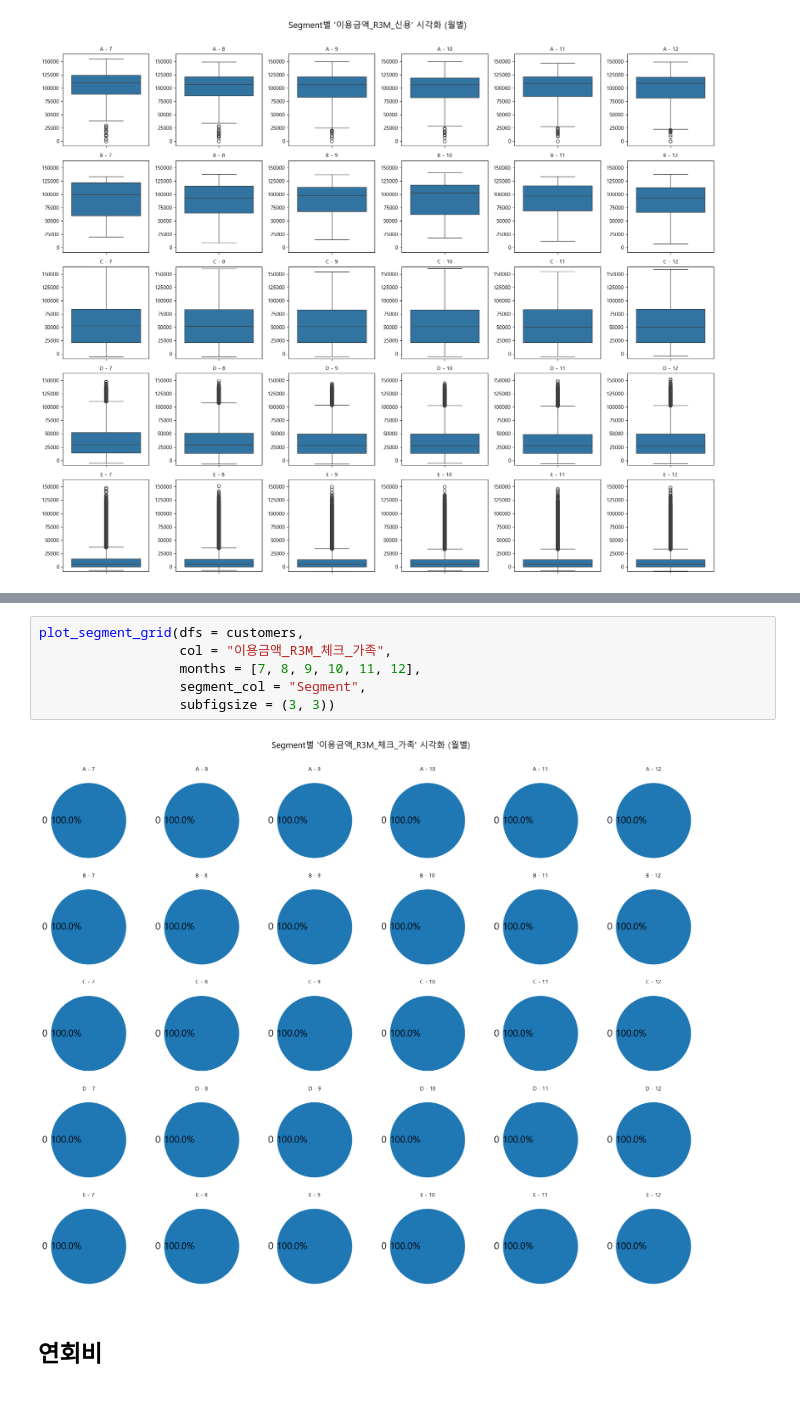
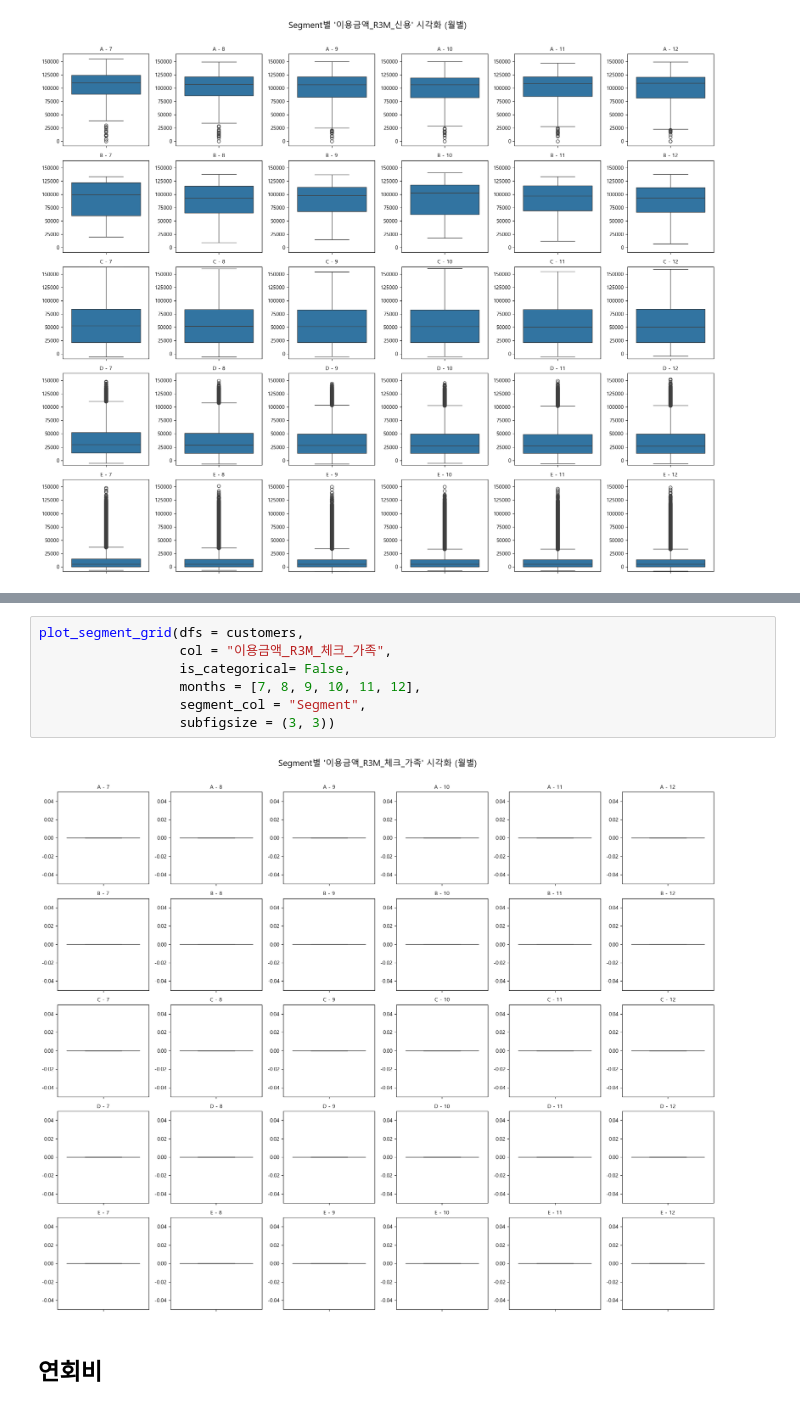
Before and after one commit to howsrio/credit_segment, a Jupyter notebook: eda/1.회원정보/카드이용.ipynb, the cells around one changed output, grey strips where cells are left out. Drawn from its saved outputs; the diff is of its cells as text.

```diff
--- a/eda/1.회원정보/카드이용.ipynb
+++ b/eda/1.회원정보/카드이용.ipynb
@@ -85,11 +105,12 @@ plot_segment_grid(dfs = customers,
 # %%
 plot_segment_grid(dfs = customers,
                   col = "이용금액_R3M_체크_가족",
+                  is_categorical= False,
                   months = [7, 8, 9, 10, 11, 12],
                   segment_col = "Segment",
                   subfigsize = (3, 3))
 # %% [output]
-[figure, old version]
+[figure, new version]
 # %% [markdown]
 ## 연회비
 # %% [markdown]
```
Also changed, not shown: parts of 3 cells of this notebook, 12 other files.
